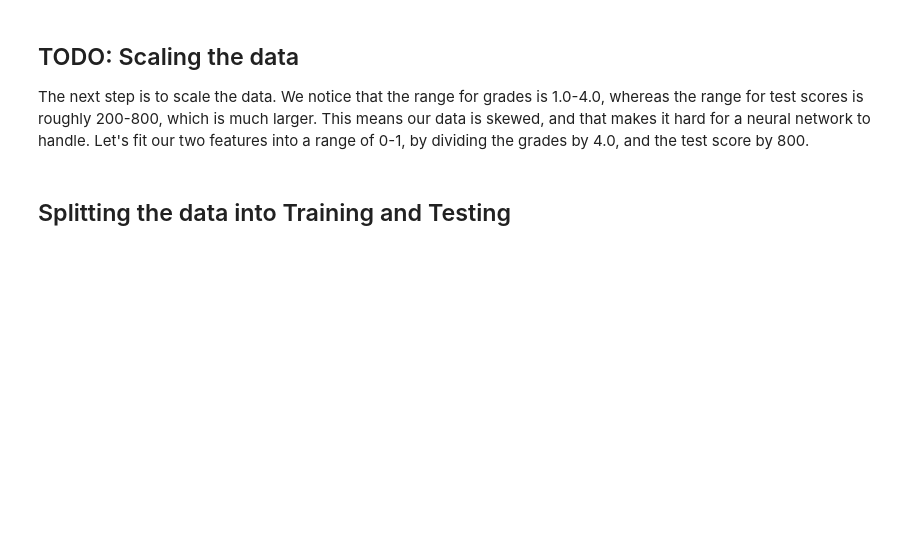
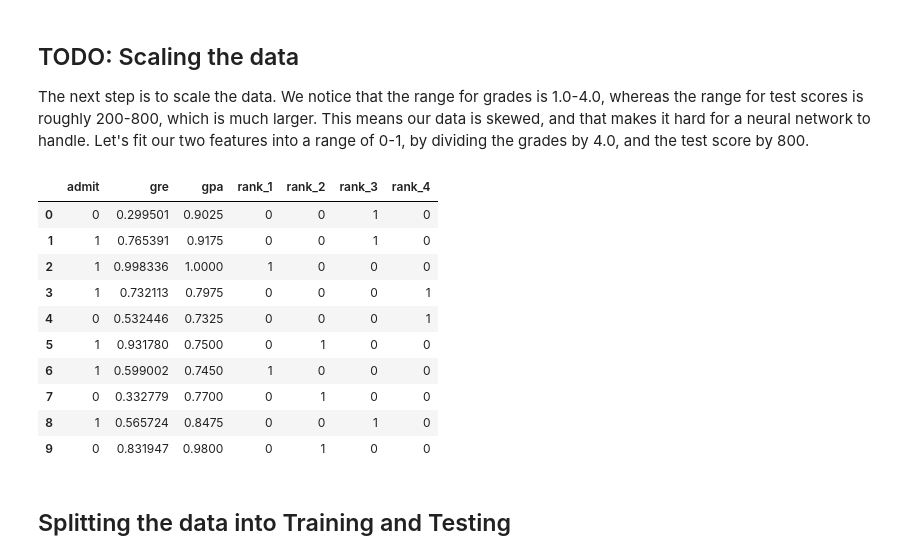
Before and after one commit to frankgolub/deep-learning-v2-pytorch, a Jupyter notebook: intro-neural-networks/student-admissions/StudentAdmissions.ipynb, the cells around one changed output. Drawn from its saved outputs; the diff is of its cells as text; code cells hidden in the pictures; blank space fills up the shorter version.

```diff
--- a/intro-neural-networks/student-admissions/StudentAdmissions.ipynb
+++ b/intro-neural-networks/student-admissions/StudentAdmissions.ipynb
@@ -87,11 +110,25 @@ The next step is to scale the data. We notice that the range for grades is 1.0-4
 # %%
 # Making a copy of our data
 processed_data = one_hot_data[:]
 
 # TODO: Scale the columns
+processed_data['gre'] = (processed_data['gre']-200)/(800-200+1) # 601 possible scores
+processed_data['gpa'] = (processed_data['gpa']-0)/(4-0)
 
 # Printing the first 10 rows of our procesed data
 processed_data[:10]
+# %% [output]
+|  | admit | gre | gpa | rank_1 | rank_2 | rank_3 | rank_4 |
+| 0 | 0 | 0.299501 | 0.9025 | 0 | 0 | 1 | 0 |
+| 1 | 1 | 0.765391 | 0.9175 | 0 | 0 | 1 | 0 |
+| 2 | 1 | 0.998336 | 1.0000 | 1 | 0 | 0 | 0 |
+| 3 | 1 | 0.732113 | 0.7975 | 0 | 0 | 0 | 1 |
+| 4 | 0 | 0.532446 | 0.7325 | 0 | 0 | 0 | 1 |
+| 5 | 1 | 0.931780 | 0.7500 | 0 | 1 | 0 | 0 |
+| 6 | 1 | 0.599002 | 0.7450 | 1 | 0 | 0 | 0 |
+| 7 | 0 | 0.332779 | 0.7700 | 0 | 1 | 0 | 0 |
+| 8 | 1 | 0.565724 | 0.8475 | 0 | 0 | 1 | 0 |
+| 9 | 0 | 0.831947 | 0.9800 | 0 | 1 | 0 | 0 |
 # %% [markdown]
 ## Splitting the data into Training and Testing
 # %% [markdown]
```
Also changed, not shown: parts of 11 cells of this notebook, 13 other files.
